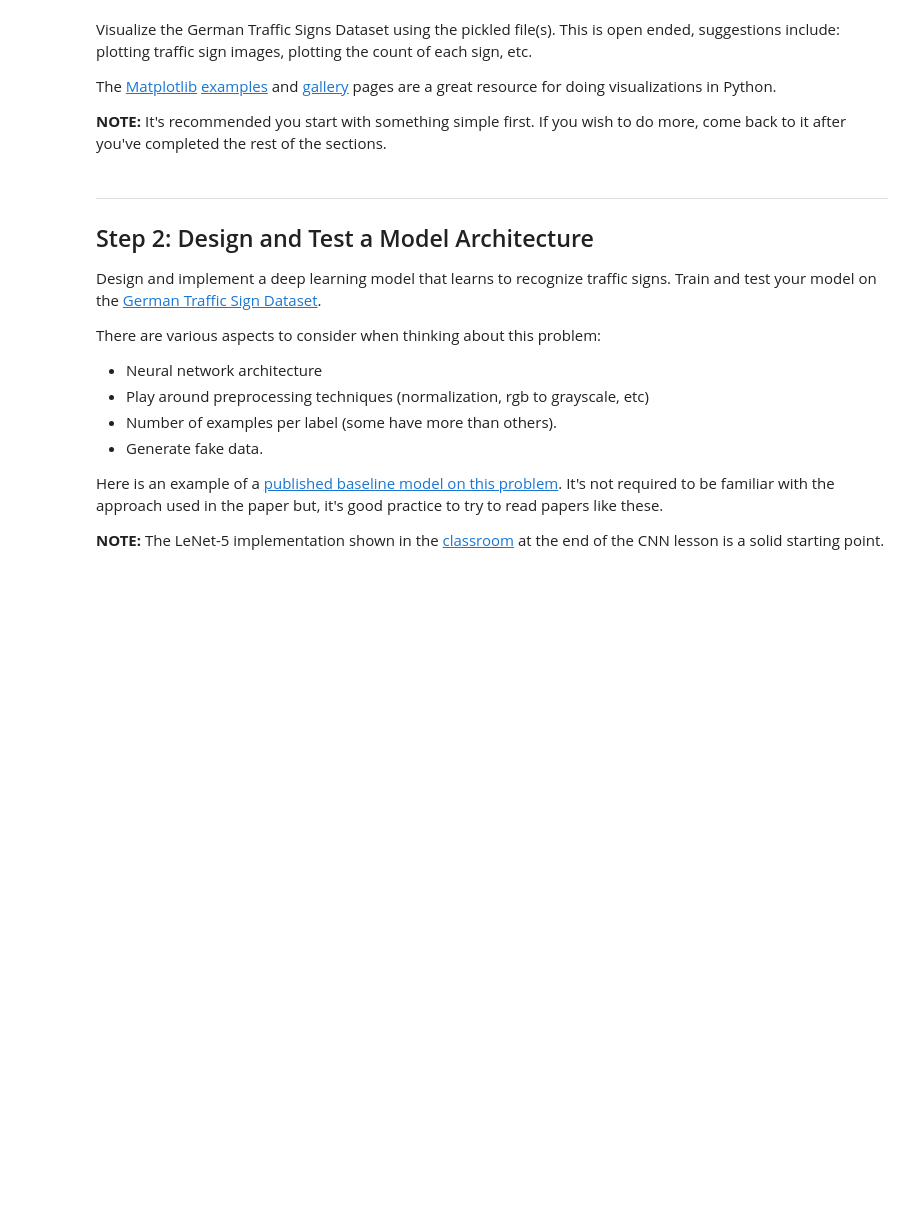
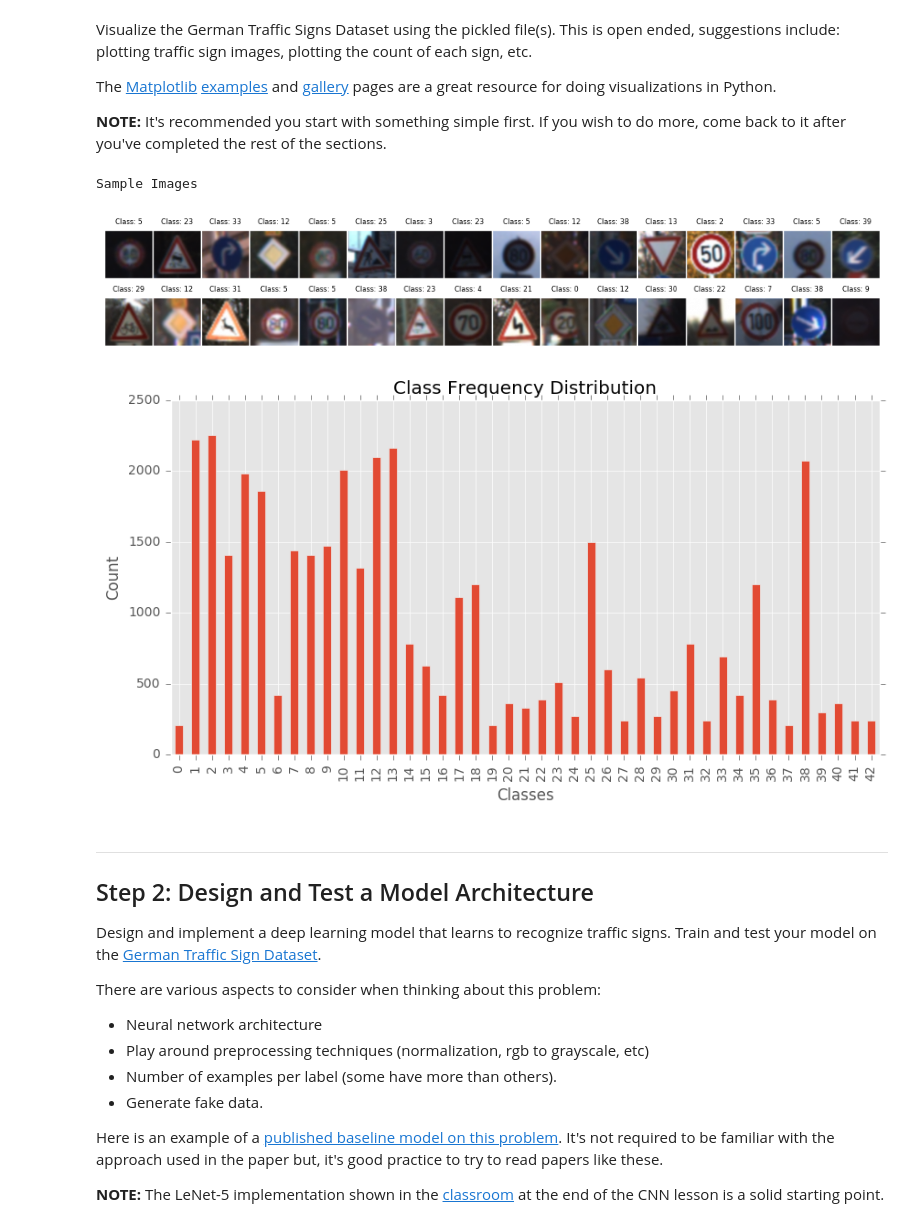
Before and after one commit to elbernante/traffic-sign-classifier, a Jupyter notebook: Traffic_Sign_Classifier.ipynb, the cells around one changed output. Cells and saved outputs as stored; diff of their text form; code cells hidden in the pictures; blank space fills up the shorter version.

Commit message:
Add data visualization

```diff
--- a/Traffic_Sign_Classifier.ipynb
+++ b/Traffic_Sign_Classifier.ipynb
@@ -86,6 +86,46 @@ matplotlib.style.use('ggplot')
 import pandas as pd
 from math import ceil
 import random
+# %%
+# Sample images
+def show_images_in_grid(*img_keys, cols=16, fig_width=12.0):
+    img_count = len(img_keys)
+    rows = ceil(img_count / cols)
+    fig_height = (fig_width * rows / cols) + 0.5
+
+    grid = gridspec.GridSpec(rows, cols, wspace=0.0, hspace=0.1)
+    fig = plt.figure(figsize=(fig_width, fig_height))
+    for i, m in enumerate(img_keys):
+        ax = plt.Subplot(fig, grid[i])
+        img = X_train[m]
+        if len(img.shape) > 1:
+            ax.imshow(X_train[m], interpolation='bicubic')
+        else:
+            ax.imshow(X_train[m], cmap='gray', interpolation='bicubic')
+        ax.set_xticks([])
+        ax.set_yticks([])
+        ax.set_title("Class: {}".format(y_train[m]), size=6)
+        fig.add_subplot(ax)
+
+    plt.show()
+
+print("Sample Images")
+sample_idx = random.sample(range(n_train), 32)
+show_images_in_grid(*sample_idx)
+
+
+# Class frequency distribution
+def plot_class_frequencies(classes):
+    labels, freqs = np.unique(classes, return_counts=True)
+    series = pd.Series(freqs, index=labels)
+    series.index.name = "Classes"
+    ag = series.plot.bar(figsize=(10, 5), title="Class Frequency Distribution")
+    ag.set_ylabel("Count")
+plot_class_frequencies(y_train)
+# %% [output]
+Sample Images
+[figure, added]
+[figure, added]
 # %% [markdown]
 ----
 
```
